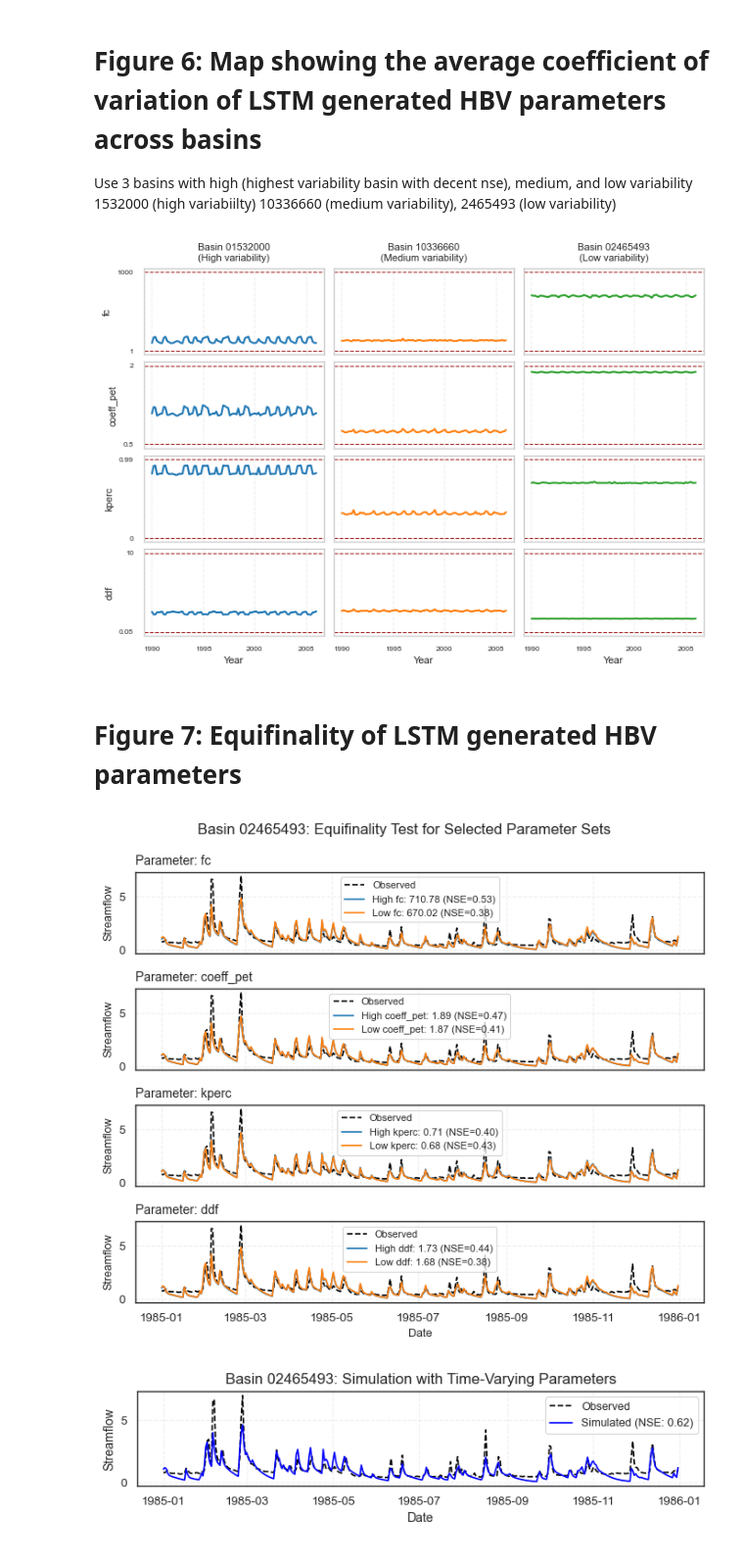
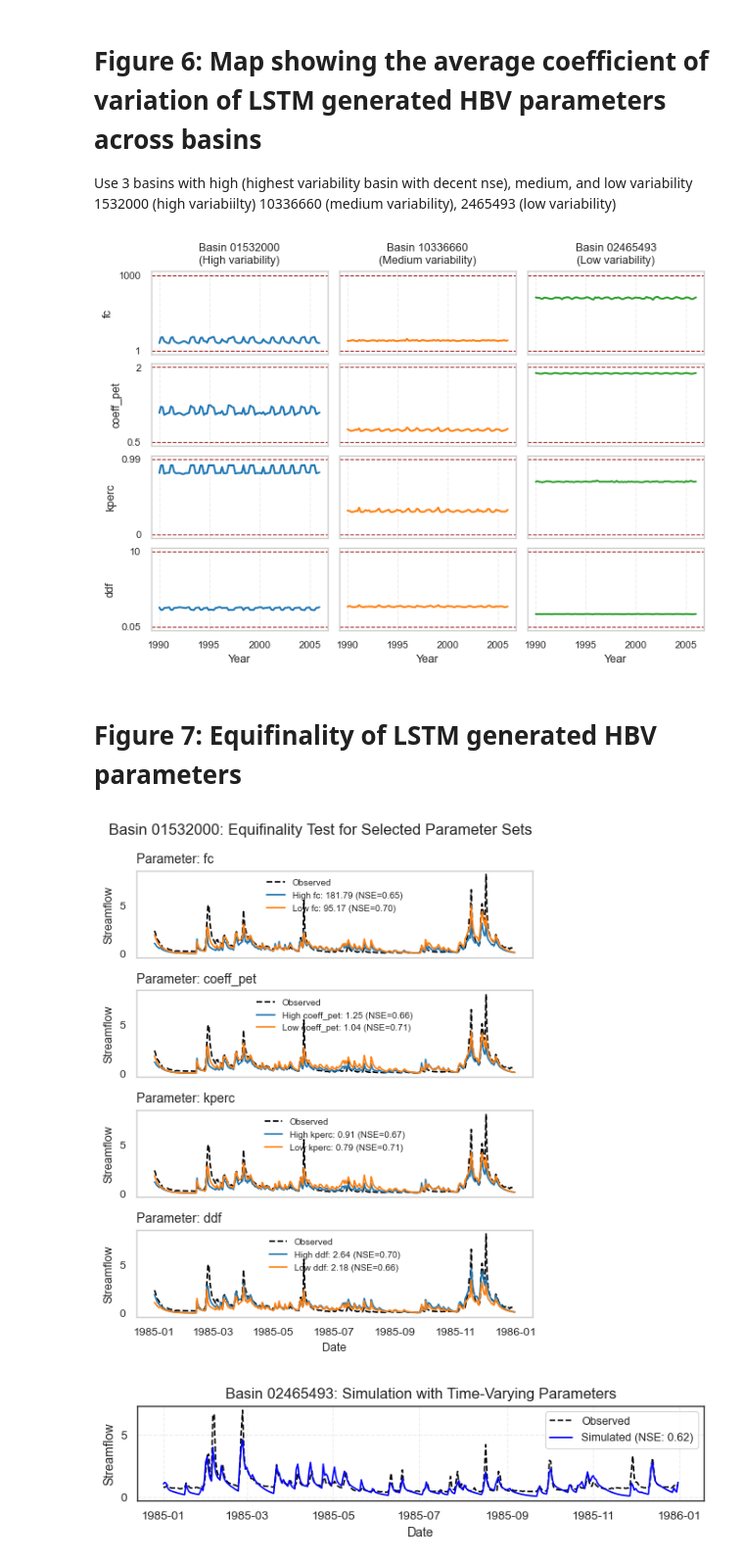
Before and after one commit to snpoudel/diff-hydro, a Jupyter notebook: 50plot_all_figures.ipynb, the cells around one changed output. Shown at 98% size. Drawn from its saved outputs; the diff is of its cells as text; code cells hidden in the pictures.

Commit message:
figures style updated

```diff
--- a/50plot_all_figures.ipynb
+++ b/50plot_all_figures.ipynb
@@ -483,20 +483,20 @@ for j, (basin, variability, color) in enumerate(basins):
         if i == 0:
             ax.set_title(
                 f'Basin {basin}\n({variability})',
-                fontsize=8
+                fontsize=9
             )
 
         # Parameter labels (left column)
         if j == 0:
-            ax.set_ylabel(param, fontsize=8)
+            ax.set_ylabel(param, fontsize=9)
 
         ax.grid(True, linestyle='--', alpha=0.3)
-        ax.tick_params(labelsize=6)
+        ax.tick_params(labelsize=8)
 
 # X-axis formatting
 # ------------------------
 for ax in axes[-1, :]:
-    ax.set_xlabel('Year', fontsize=8)
+    ax.set_xlabel('Year', fontsize=9)
     ax.xaxis.set_major_locator(mdates.YearLocator(base=5))
     ax.xaxis.set_major_formatter(mdates.DateFormatter('%Y'))
 
@@ -507,13 +507,13 @@ plt.savefig(f'figures/for_paper/5_hbv_parameter_time_series_basin.jpg', dpi=600)
 plt.savefig(f'figures/for_paper/5_hbv_parameter_time_series_basin.svg')
 plt.show()
 # %% [output]
-[figure, old version]
+[figure, new version]
 # %% [markdown]
 # Figure 7: Equifinality of LSTM generated HBV parameters
 # %%
 # User settings
 # ------------------------
-basin_id = "02465493" # show one basin at a time (highest variability in main, and other two throw in supplement)
+basin_id = "01532000" # show one basin at a time (highest variability in main, and other two throw in supplement)
 # 01532000 (high variabiilty) 10336660 (medium variability), 02465493 (low variability)
 use_params = ['fc', 'coeff_pet', 'kperc', 'ddf']
 
@@ -526,7 +526,7 @@ def nse(obs, sim):
 # ------------------------
 # Create figure
 # ------------------------
-fig, axes = plt.subplots(len(use_params), 1, figsize=(7, 6), sharex=True)
+fig, axes = plt.subplots(len(use_params), 1, figsize=(5, 6), sharex=True)
 plt.subplots_adjust(hspace=0.35)
 
 for i, param in enumerate(use_params):
@@ -545,38 +545,39 @@ for i, param in enumerate(use_params):
     # Test period
     test_mask = (results_df['date'] >= '1980-01-01') & (results_df['date'] <= '1989-12-31')
     results_df_test = results_df[test_mask]
 
     # NSE
     nse_high = nse(results_df_test['qobs'], results_df_test[f'qsim_high_{param}'])
     nse_low  = nse(results_df_test['qobs'], results_df_test[f'qsim_low_{param}'])
 
     # Plot observed
     plot_period_mask = (results_df['date'] >= '1985-01-01') & (results_df['date'] <= '1985-12-31')
     results_df = results_df[plot_period_mask]
     ax.plot(results_df['date'], results_df['qobs'], color='black', lw=1.2, label='Observed', linestyle='--')
 
     # Plot high and low simulations
     ax.plot(results_df['date'], results_df[f'qsim_high_{param}'], color='tab:blue', lw=1.2,
             label=f'High {param}: {high_val} (NSE={nse_high:.2f})')
     ax.plot(results_df['date'], results_df[f'qsim_low_{param}'], color='tab:orange', lw=1.2,
             label=f'Low {param}: {low_val} (NSE={nse_low:.2f})')
 
     ax.set_ylabel('Streamflow', fontsize=9)
     ax.set_title(f'Parameter: {param}', fontsize=10, loc='left')
-    ax.grid(True, linestyle='--', alpha=0.3)
-    ax.legend(fontsize=8, loc='best')
+    # ax.grid(True, linestyle='--', alpha=0.3)
+    ax.grid(False)
+    ax.legend(fontsize=7, loc='best', frameon=False)
 
 # X-axis formatting
 axes[-1].set_xlabel('Date', fontsize=9)
 plt.xticks(rotation=0)
 
 plt.suptitle(f'Basin {basin_id}: Equifinality Test for Selected Parameter Sets', fontsize=12)
 plt.tight_layout()
-# plt.savefig(f'figures/for_paper/6_equifinality_test_basin_{basin_id}.jpg', dpi=600)
-# plt.savefig(f'figures/for_paper/6_equifinality_test_basin_{basin_id}.svg')
+plt.savefig(f'figures/for_paper/6_equifinality_test_basin_{basin_id}.jpg', dpi=600)
+plt.savefig(f'figures/for_paper/6_equifinality_test_basin_{basin_id}.svg')
 plt.show()
 # %% [output]
-[figure, old version]
+[figure, new version]
 # %%
 # plot with time varying parameters for the same basin
 flow_dynamic_param = pd.read_csv(f'output/best_lstm_1hbv_dynamic_sim/pred_input_{basin_id}.csv', parse_dates=['date'])
```
Also changed, not shown: parts of 1 cell of this notebook, 2 other files.
